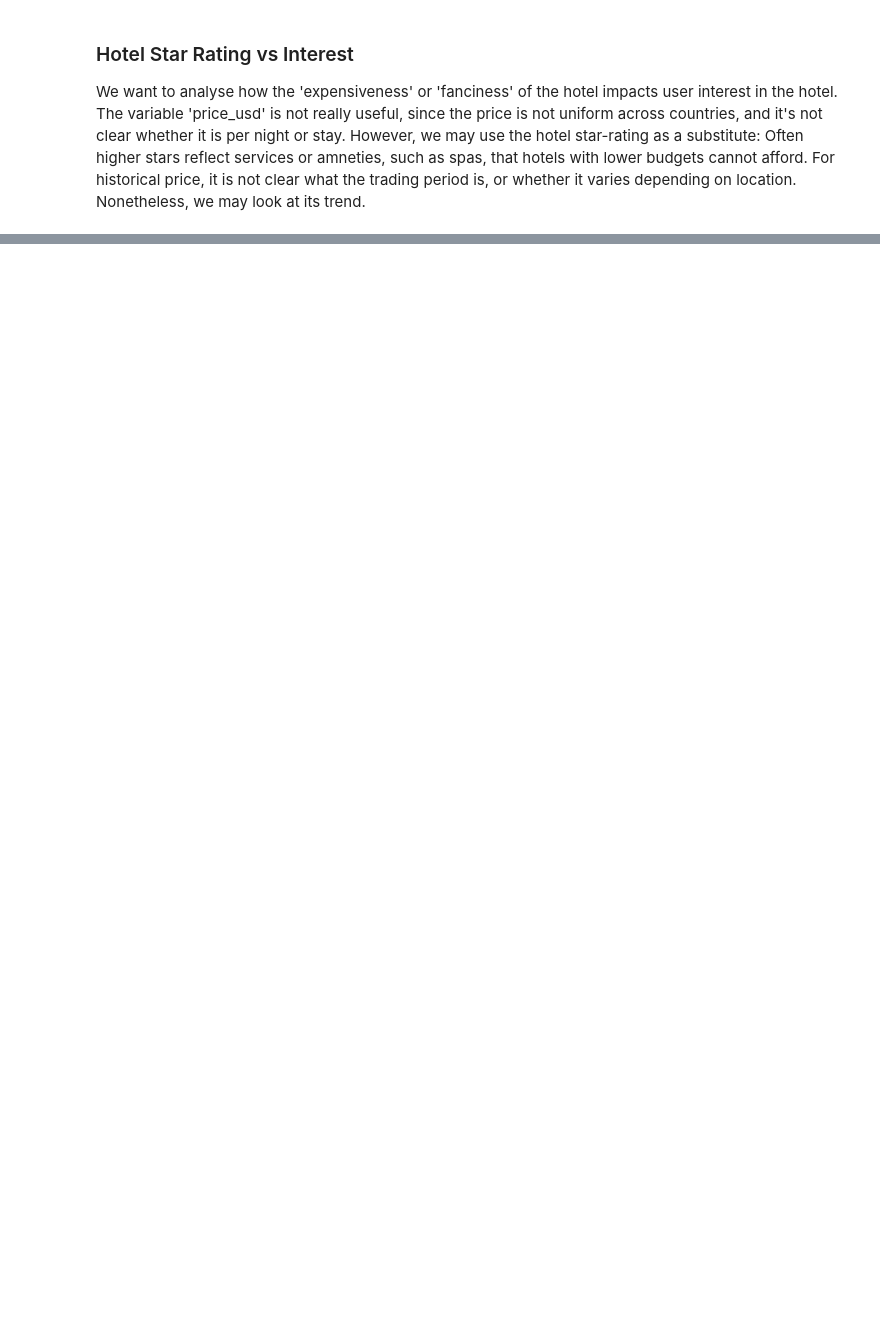
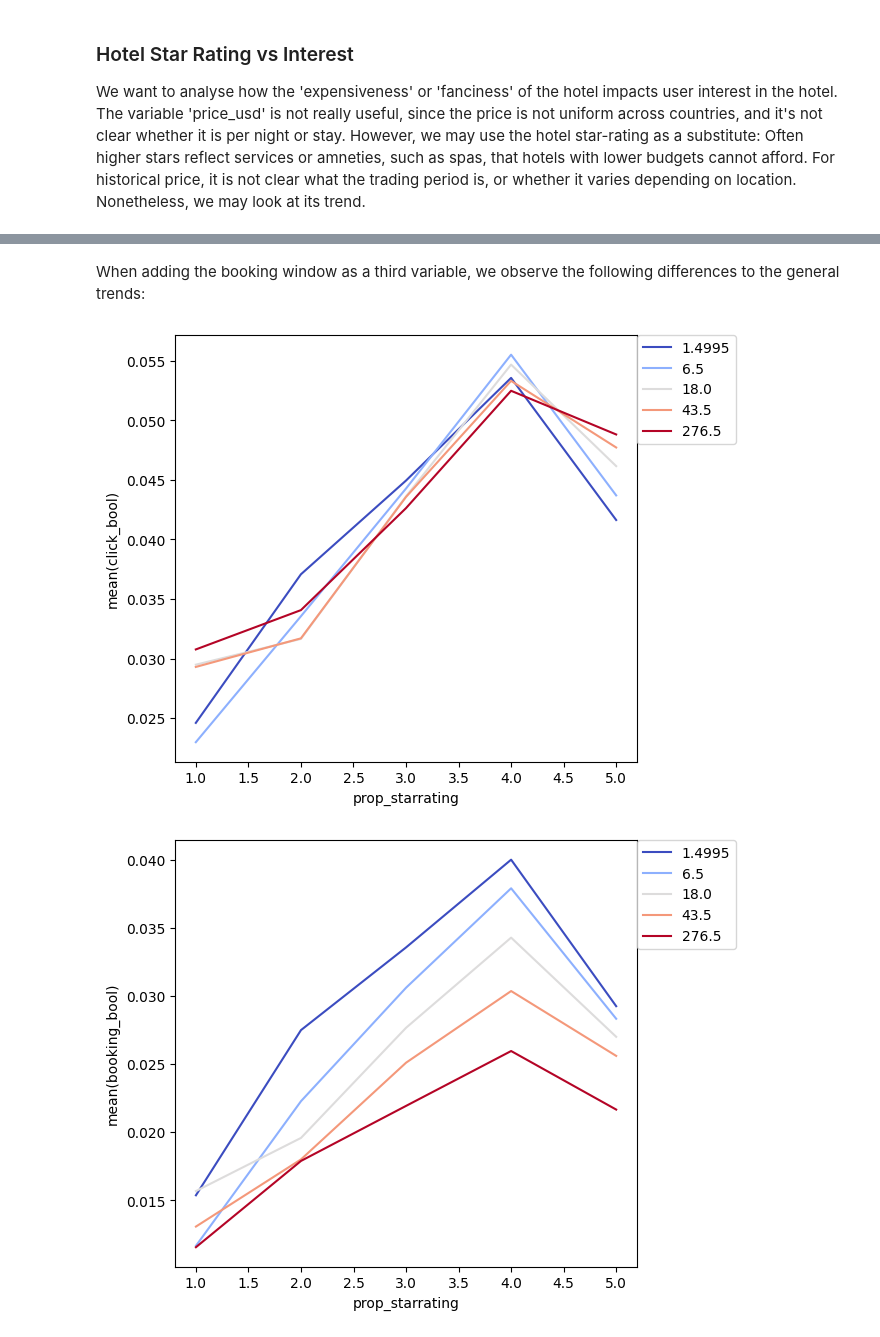
Before and after one commit to L42-AI/dmt-2, a Jupyter notebook: src/notebooks/eda.ipynb, the cells around one changed output, grey strips where cells are left out. Saved outputs shown, nothing was run; the diff lists cells and outputs as text; code cells hidden in the pictures; blank space fills up the shorter version.

```diff
--- a/src/notebooks/eda.ipynb
+++ b/src/notebooks/eda.ipynb
@@ -509,0 +515,10 @@ ordinal_scatter(train_set, 'prop_starrating', 'interest', 'srch_booking_window',
+# %% [markdown]
+When adding the booking window as a third variable, we observe the following differences to the general trends:
+# %%
+ordinal_scatter(train_set, 'prop_starrating', 'click_bool', 'srch_booking_window', scatter=False, bin_control=True)
+ordinal_scatter(train_set, 'prop_starrating', 'booking_bool', 'srch_booking_window', scatter=False, bin_control=True)
+ordinal_scatter(train_set, 'prop_log_historical_price', 'click_bool', 'srch_booking_window', scatter=False, bin_x=True, bin_control=True)
+ordinal_scatter(train_set, 'prop_log_historical_price', 'booking_bool', 'srch_booking_window', scatter=False, bin_x=True, bin_control=True)
+# %% [output]
+[figure, added]
+[figure, added]
```
Also changed, not shown: parts of 5 cells of this notebook.
